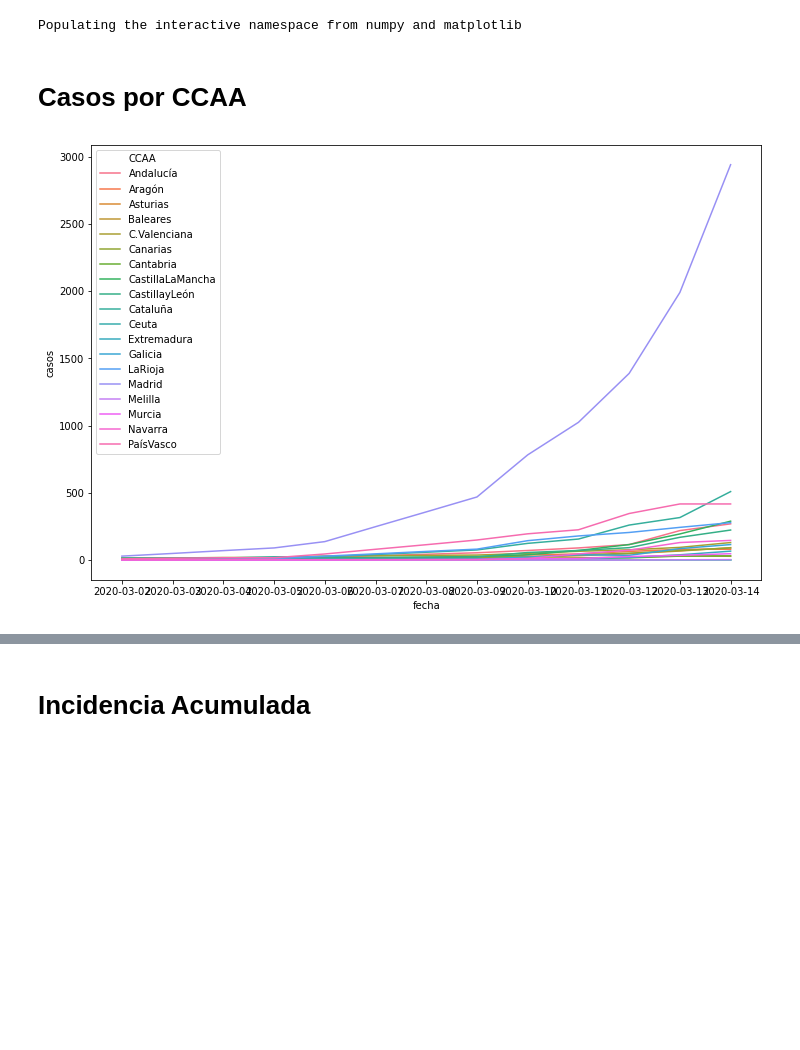
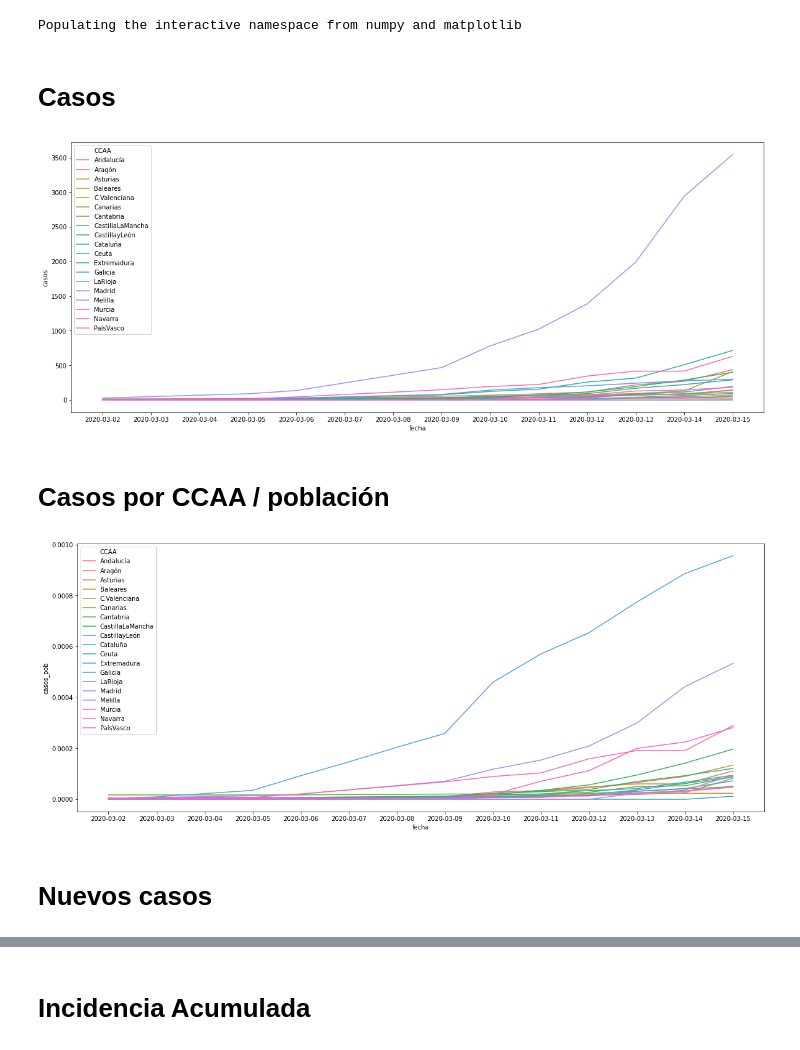
Before and after one commit to victorvicpal/COVID19_es, a Jupyter notebook: notebooks/Graphs.ipynb, the cells around one changed output, grey strips where cells are left out. Cells and saved outputs as stored; diff of their text form; code cells hidden in the pictures; blank space fills up the shorter version.

Commit message:
graphs updated / data total updated / info data added

```diff
--- a/notebooks/Graphs.ipynb
+++ b/notebooks/Graphs.ipynb
@@ -13,11 +13,26 @@ for CCAA in data.CCAA.unique():
     casos_hoy  = data.loc[data.CCAA == CCAA,'casos'].values[1:]
     casos_ayer = data.loc[data.CCAA == CCAA,'casos'].values[:-1]
     data.loc[data.CCAA == CCAA,'nuevos_casos'] = [np.nan]+list(casos_hoy-casos_ayer)
+# %%
+poblacion_CCAA = pd.read_csv('../data/info_data/PoblaciónCCAA.csv')
+# %%
+data['casos_pob'] = np.nan
+for CCAA in data.CCAA.unique():
+    data.loc[data.CCAA==CCAA,'casos_pob'] = data.loc[data.CCAA==CCAA,'casos'] / poblacion_CCAA.loc[poblacion_CCAA.CCAA == CCAA,'Población'].values
+# %% [markdown]
+# Casos
+# %%
+plt.figure(figsize=(20,8))
+sns.lineplot(x="fecha", y="casos", hue='CCAA', data=data);
+# %% [output]
+[figure, added]
 # %% [markdown]
-# Casos por CCAA
+# Casos por CCAA / población
 # %%
-plt.figure(figsize=(12,8))
-sns.lineplot(x="fecha", y="casos", hue='CCAA', data=data);
+plt.figure(figsize=(20,8))
+sns.lineplot(x="fecha", y="casos_pob", hue='CCAA', data=data);
 # %% [output]
-[figure, old version]
+[figure, new version]
+# %% [markdown]
+# Nuevos casos
 # %%
```
Also changed, not shown: parts of 4 cells of this notebook, 6 other files.
